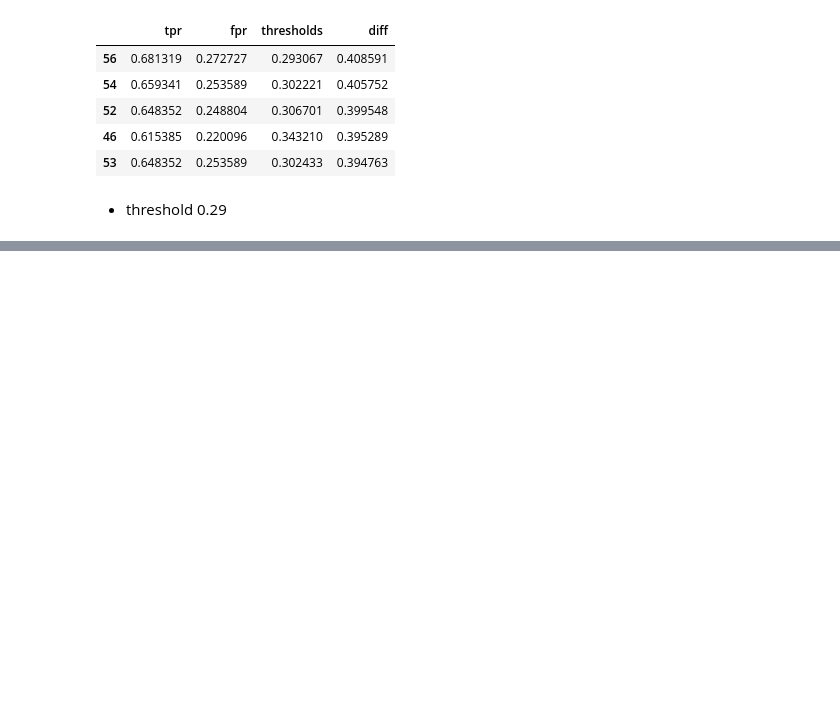
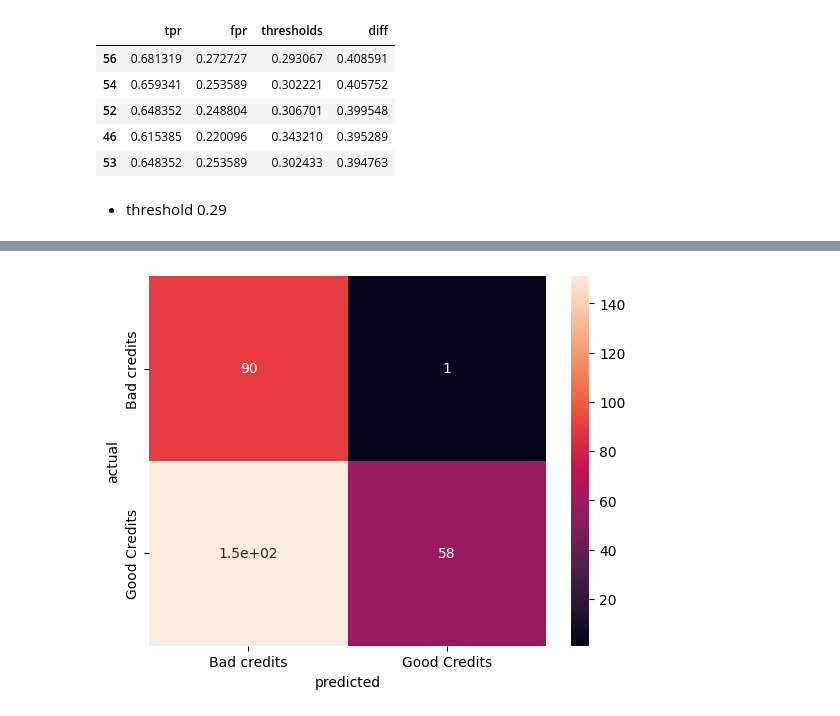
Before and after one commit to aparna-2001/machine_learning_using_python, a Jupyter notebook: Binary_logistic_regression.ipynb, the cells around one changed output, grey strips where cells are left out. Saved outputs shown, nothing was run; the diff lists cells and outputs as text; code cells hidden in the pictures; blank space fills up the shorter version.

Commit message:
cost based approach

```diff
--- a/Binary_logistic_regression.ipynb
+++ b/Binary_logistic_regression.ipynb
@@ -300,0 +343,7 @@ tpr_fpr.sort_values('diff', ascending = False) [0:5]
+# %%
+y_pred_df['predicted_using_cost'] = y_pred_df.predicted_prob.map(lambda x: 1 if x > 0.10 else 0)
+# %%
+draw_cm(y_pred_df.actual,
+        y_pred_df.predicted_using_cost)
+# %% [output]
+[figure, added]
```
Also changed, not shown: parts of 10 cells of this notebook.
